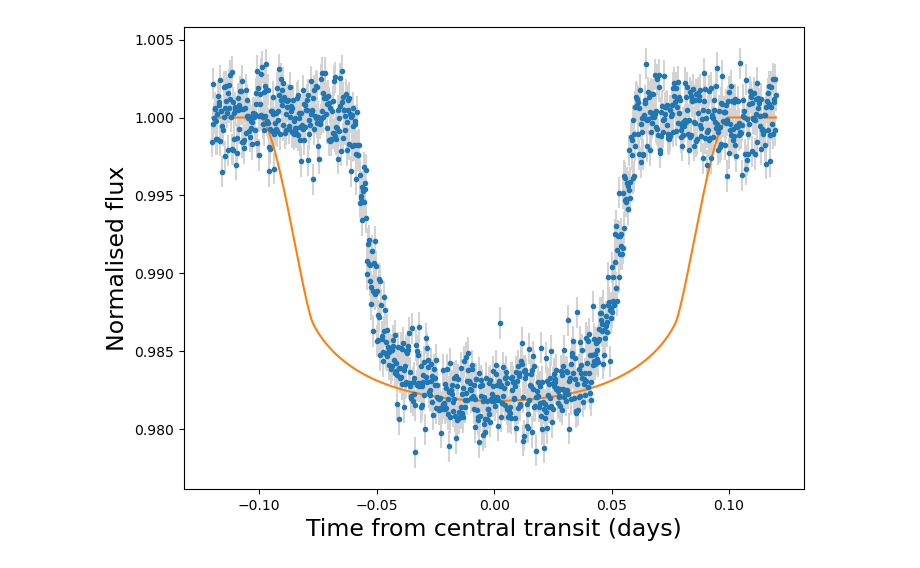
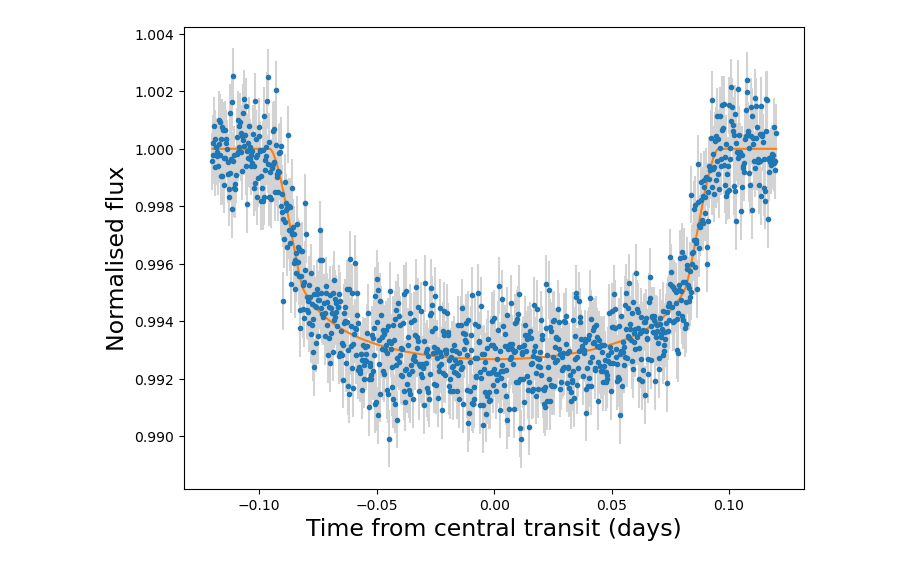
Before and after one commit to hrwakeford/MSci2022_TESS, a Jupyter notebook: Transit_fitting_model/transit_fitting_model.ipynb, the cells around one changed output. Cells and saved outputs as stored; diff of their text form; code cells hidden in the pictures.

Commit message:
Kepler-19b model, added converison functions

```diff
--- a/Transit_fitting_model/transit_fitting_model.ipynb
+++ b/Transit_fitting_model/transit_fitting_model.ipynb
@@ -14,8 +39,8 @@ true_semi_major_axis = 0.034 #AU
 params = batman.TransitParams()
 params.t0 = 0.                                          #time of inferior conjunction
 params.per = 3.3                                        #orbital period (days)
-params.rp = true_R_star * 0.10045 #R_Sun                #planet radius (in units of stellar radii)
-params.a = (true_semi_major_axis * 215.032) / true_R_planet  #semi-major axis (in units of stellar radii))
+params.rp = true_R_planet * 0.10045 #R_Sun                #planet radius (in units of stellar radii)
+params.a = (true_semi_major_axis * 215.032) / true_R_star  #semi-major axis (in units of stellar radii))
 params.inc = 89.1                                       #orbital inclination (in degrees)
 params.ecc = 0.                                         #eccentricity
 params.w = 90.                                          #longitude of periastron (in degrees)
@@ -107,19 +151,0 @@ print(likelihood_model)
-# %%
-model_paramas = batman.TransitParams()
-
-R_star = 1.23 #R_J
-
-model_params = batman.TransitParams()
-model_params.t0 = 0.                                          #time of inferior conjunction
-model_params.per = 3.3                                              #orbital period (days)
-model_params.rp = true_R_star * 0.10045 #R_Sun                      #planet radius (in units of stellar radii)
-model_params.a = (semi_major_axis * 215.032) / true_R_star         #semi-major axis (in units of stellar radii))
-model_params.inc = 89.1                                       #orbital inclination (in degrees)
-model_params.ecc = 0.                                         #eccentricity
-model_params.w = 90.                                          #longitude of periastron (in degrees)
-model_params.limb_dark = "quadratic"                          #limb darkening model
-model_params.u = [0.3423, 0.2939]                             #limb darkening coefficients [u1, u2, u3, u4]
-
-
-model_m = batman.TransitModel(model_params, t)                      #initializes model
-model_flux = model_m.light_curve(model_params)
@@ -126,10 +154,10 @@ model_flux = model_m.light_curve(model_params)
 # %%
 fig, ax = plt.subplots(1, figsize=(8,6))
-plt.errorbar(t, flux, yerr=sigma, fmt='.', ecolor='LightGrey', label="Expected")
+plt.errorbar(t, true_flux, yerr=sigma, fmt='.', ecolor='LightGrey', label="Expected")
 plt.plot(t, model_flux)
 
 plt.xlabel("Time from central transit (days)", size=17)
 plt.ylabel("Normalised flux", size=17)
 plt.show()
 # %% [output]
-[figure, old version]
+[figure, new version]
```
Also changed, not shown: parts of 12 cells of this notebook.
